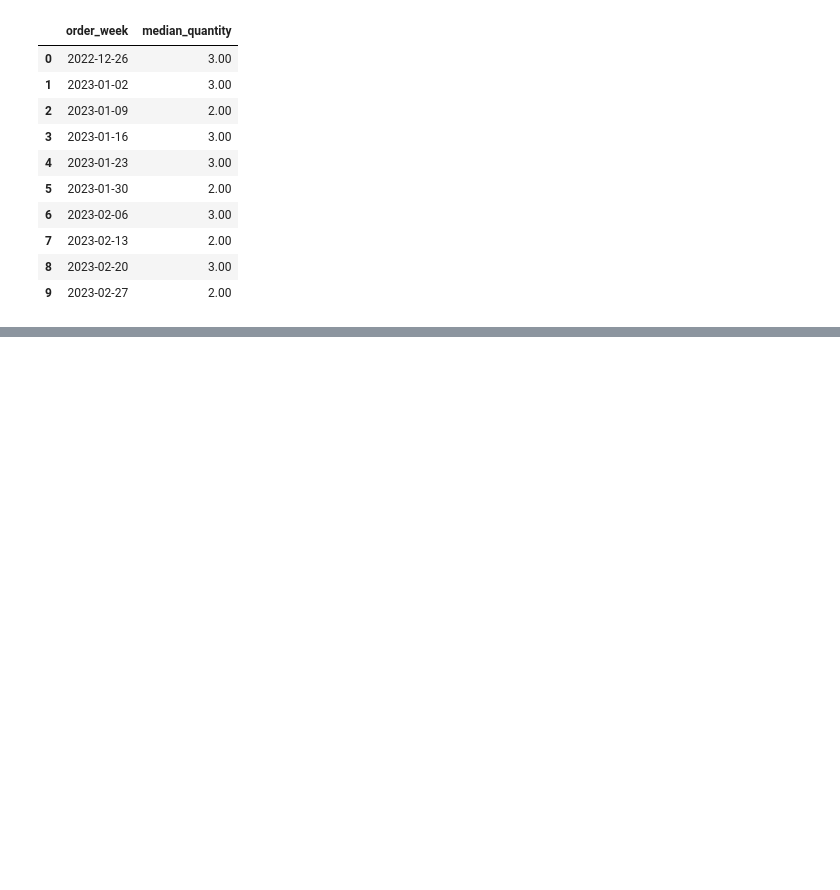
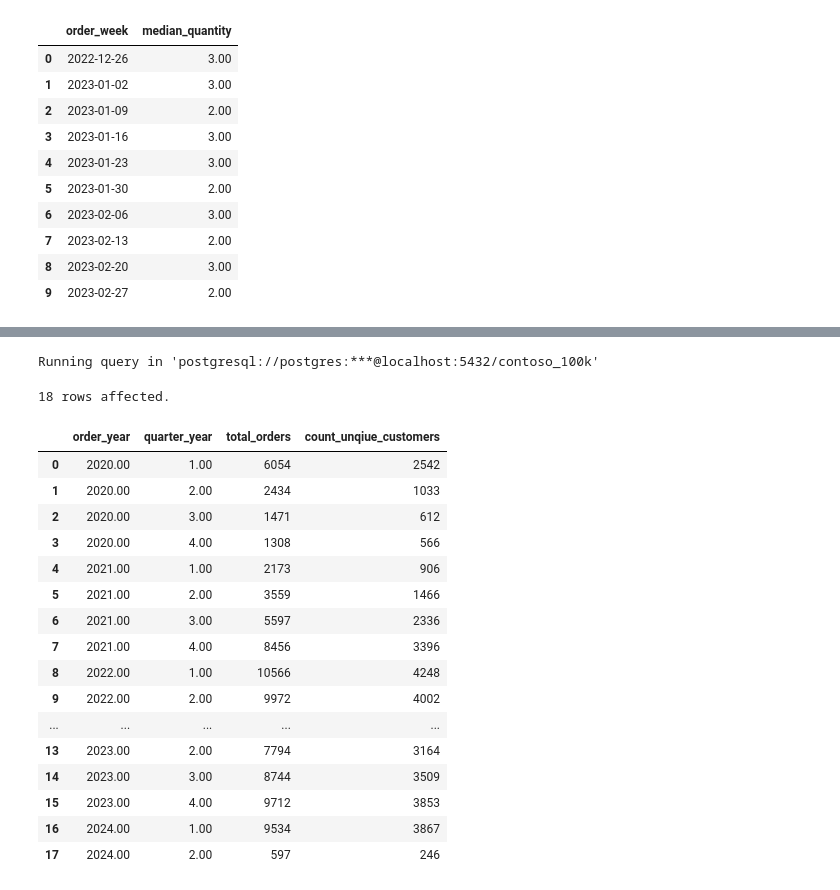
Before and after one commit to Du6eniuk/Du6eniuk, a Jupyter notebook: 0_Intro/2_Colab_Notebooks.ipynb, the cells around one changed output, grey strips where cells are left out. Saved outputs shown, nothing was run; the diff lists cells and outputs as text; code cells hidden in the pictures; blank space fills up the shorter version.

```diff
--- a/0_Intro/2_Colab_Notebooks.ipynb
+++ b/0_Intro/2_Colab_Notebooks.ipynb
@@ -795,0 +857,31 @@ Running query in 'postgresql://postgres:***@localhost:5432/contoso_100k'
+# %%
+%%sql
+SELECT
+DATE_PART('year', orderdate) AS order_year,
+DATE_PART('quarter', orderdate) AS quarter_year,
+COUNT(orderkey) AS total_orders,
+COUNT(DISTINCT customerkey) AS count_unqiue_customers
+FROM sales
+WHERE DATE_PART('year', orderdate) >= DATE_PART('year', NOW()) - 6
+GROUP BY 1, 2
+ORDER BY 1, 2
+# %% [output]
+Running query in 'postgresql://postgres:***@localhost:5432/contoso_100k'
+18 rows affected.
+|  | order_year | quarter_year | total_orders | count_unqiue_customers |
+| 0 | 2020.00 | 1.00 | 6054 | 2542 |
+| 1 | 2020.00 | 2.00 | 2434 | 1033 |
+| 2 | 2020.00 | 3.00 | 1471 | 612 |
+| 3 | 2020.00 | 4.00 | 1308 | 566 |
+| 4 | 2021.00 | 1.00 | 2173 | 906 |
+| 5 | 2021.00 | 2.00 | 3559 | 1466 |
+| 6 | 2021.00 | 3.00 | 5597 | 2336 |
+| 7 | 2021.00 | 4.00 | 8456 | 3396 |
+| 8 | 2022.00 | 1.00 | 10566 | 4248 |
+| 9 | 2022.00 | 2.00 | 9972 | 4002 |
+| ... | ... | ... | ... | ... |
+| 13 | 2023.00 | 2.00 | 7794 | 3164 |
+| 14 | 2023.00 | 3.00 | 8744 | 3509 |
+| 15 | 2023.00 | 4.00 | 9712 | 3853 |
+| 16 | 2024.00 | 1.00 | 9534 | 3867 |
+| 17 | 2024.00 | 2.00 | 597 | 246 |
```
Also changed, not shown: parts of 7 cells of this notebook.
